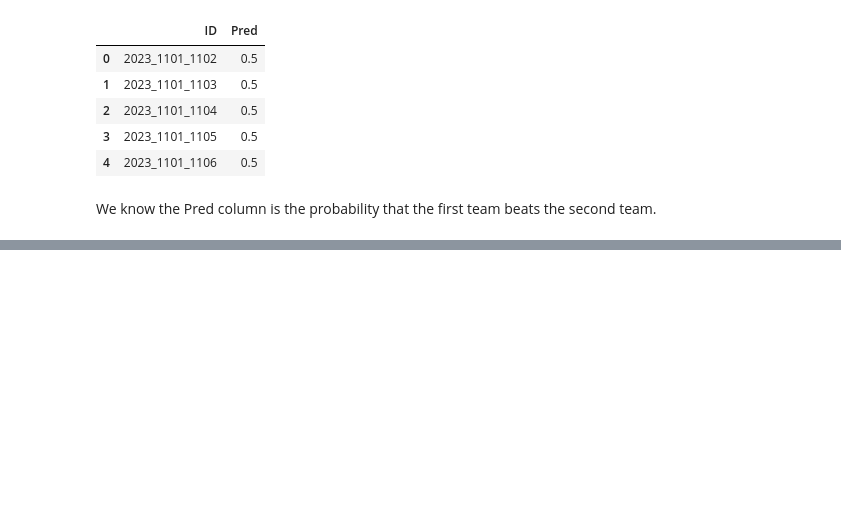
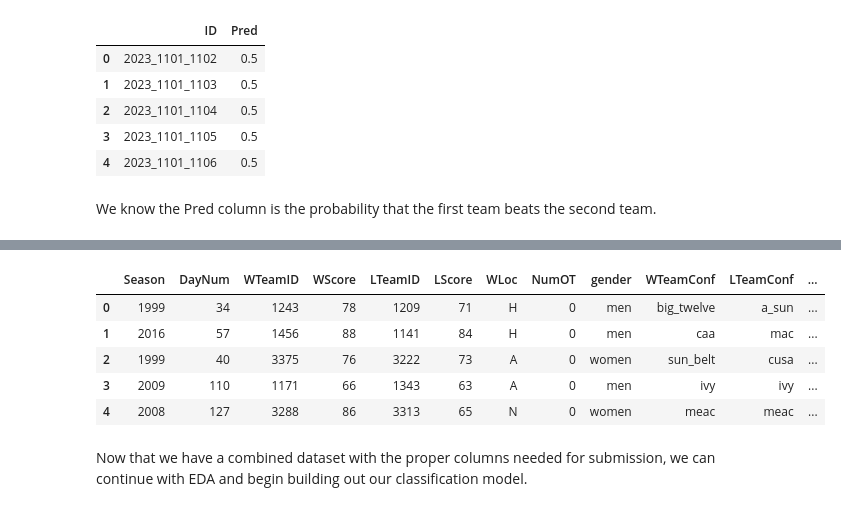
Before and after one commit to akaigraham/main-ML, a Jupyter notebook: march-madness-simulation/load-and-process-data.ipynb, the cells around one changed output, grey strips where cells are left out. Saved outputs shown, nothing was run; the diff lists cells and outputs as text; code cells hidden in the pictures; blank space fills up the shorter version.

```diff
--- a/march-madness-simulation/load-and-process-data.ipynb
+++ b/march-madness-simulation/load-and-process-data.ipynb
@@ -222,0 +274,11 @@ df_concat = pd.concat([reg_season_df, tourney_df], axis=0)
+# %%
+df_preprocessed.head()
+# %% [output]
+|  | Season | DayNum | WTeamID | WScore | LTeamID | LScore | WLoc | NumOT | gender | WTeamConf | LTeamConf | ... |
+| 0 | 1999 | 34 | 1243 | 78 | 1209 | 71 | H | 0 | men | big_twelve | a_sun | ... |
+| 1 | 2016 | 57 | 1456 | 88 | 1141 | 84 | H | 0 | men | caa | mac | ... |
+| 2 | 1999 | 40 | 3375 | 76 | 3222 | 73 | A | 0 | women | sun_belt | cusa | ... |
+| 3 | 2009 | 110 | 1171 | 66 | 1343 | 63 | A | 0 | men | ivy | ivy | ... |
+| 4 | 2008 | 127 | 3288 | 86 | 3313 | 65 | N | 0 | women | meac | meac | ... |
+# %% [markdown]
+Now that we have a combined dataset with the proper columns needed for submission, we can continue with EDA and begin building out our classification model.
```
Also changed, not shown: parts of 12 cells of this notebook.
